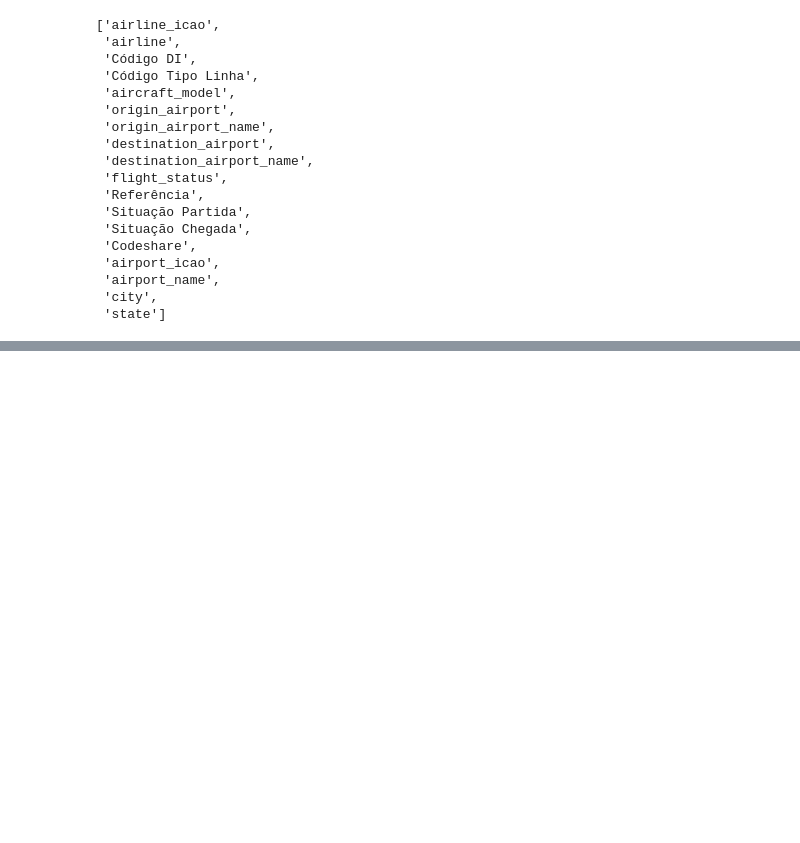
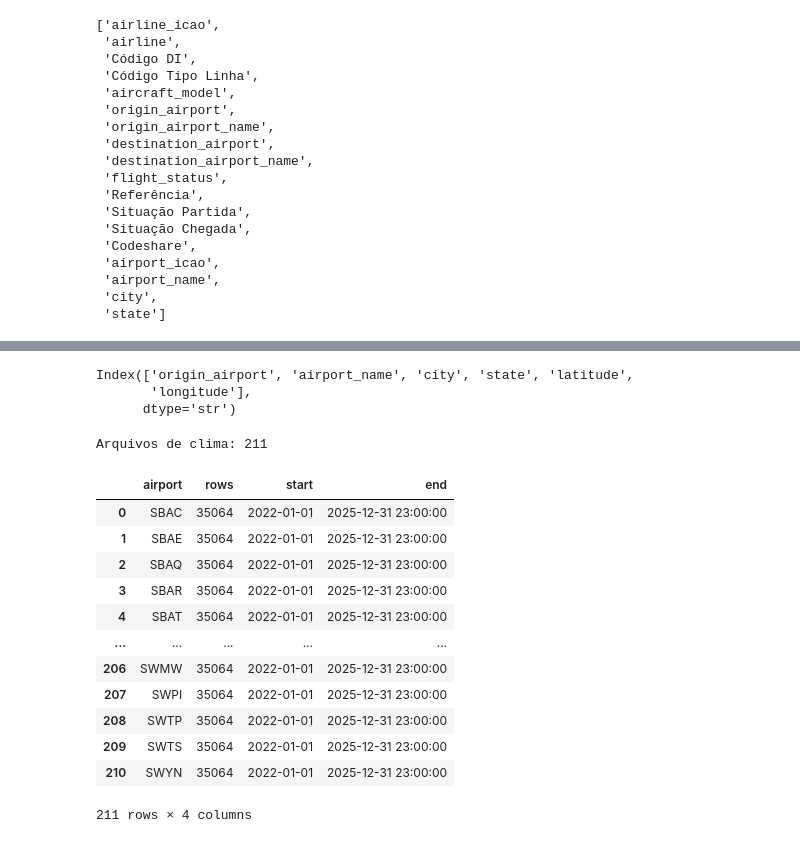
Before and after one commit to AdamGenezine/rain-delay, a Jupyter notebook: notebooks/01_data_understanding.ipynb, the cells around one changed output, grey strips where cells are left out. Cells and saved outputs as stored; diff of their text form; code cells hidden in the pictures; blank space fills up the shorter version.

```diff
--- a/notebooks/01_data_understanding.ipynb
+++ b/notebooks/01_data_understanding.ipynb
@@ -608,0 +683,46 @@ df_flights_final["Código DI"] = (
+# %%
+airports_parquet.columns
+# %% [output]
+Index(['origin_airport', 'airport_name', 'city', 'state', 'latitude',
+       'longitude'],
+      dtype='str')
+# %%
+weather_files = list(
+    Path("../data/raw/weather").glob("*.parquet")
+)
+
+print(f"Arquivos de clima: {len(weather_files)}")
+# %% [output]
+Arquivos de clima: 211
+# %%
+import pandas as pd
+
+summary = []
+
+for file in weather_files:
+    df = pd.read_parquet(file)
+
+    summary.append({
+        "airport": file.stem,
+        "rows": len(df),
+        "start": df["datetime"].min(),
+        "end": df["datetime"].max(),
+    })
+
+df_weather_check = pd.DataFrame(summary)
+
+df_weather_check
+# %% [output]
+|  | airport | rows | start | end |
+| 0 | SBAC | 35064 | 2022-01-01 | 2025-12-31 23:00:00 |
+| 1 | SBAE | 35064 | 2022-01-01 | 2025-12-31 23:00:00 |
+| 2 | SBAQ | 35064 | 2022-01-01 | 2025-12-31 23:00:00 |
+| 3 | SBAR | 35064 | 2022-01-01 | 2025-12-31 23:00:00 |
+| 4 | SBAT | 35064 | 2022-01-01 | 2025-12-31 23:00:00 |
+| ... | ... | ... | ... | ... |
+| 206 | SWMW | 35064 | 2022-01-01 | 2025-12-31 23:00:00 |
+| 207 | SWPI | 35064 | 2022-01-01 | 2025-12-31 23:00:00 |
+| 208 | SWTP | 35064 | 2022-01-01 | 2025-12-31 23:00:00 |
+| 209 | SWTS | 35064 | 2022-01-01 | 2025-12-31 23:00:00 |
+| 210 | SWYN | 35064 | 2022-01-01 | 2025-12-31 23:00:00 |
+211 rows × 4 columns
```
Also changed, not shown: parts of 21 cells of this notebook.
